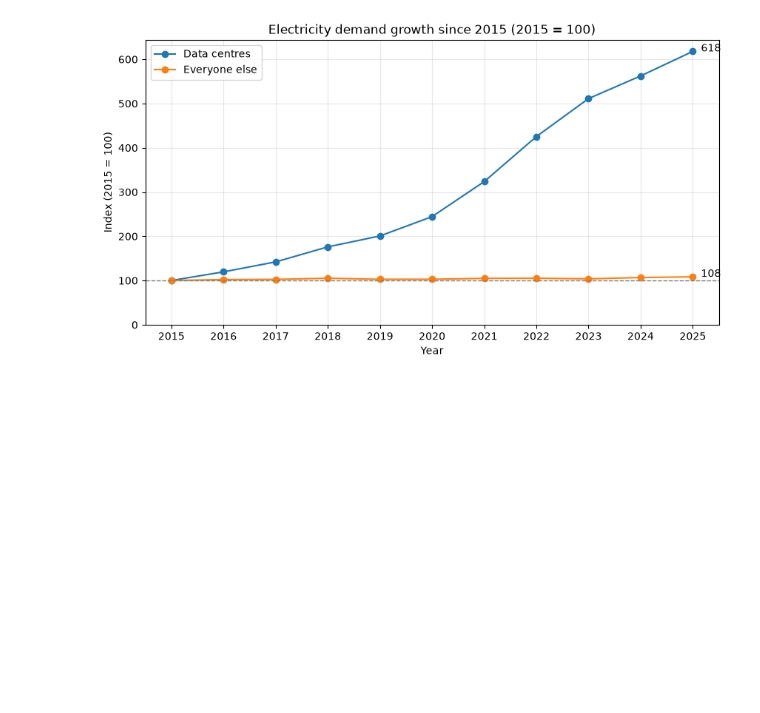
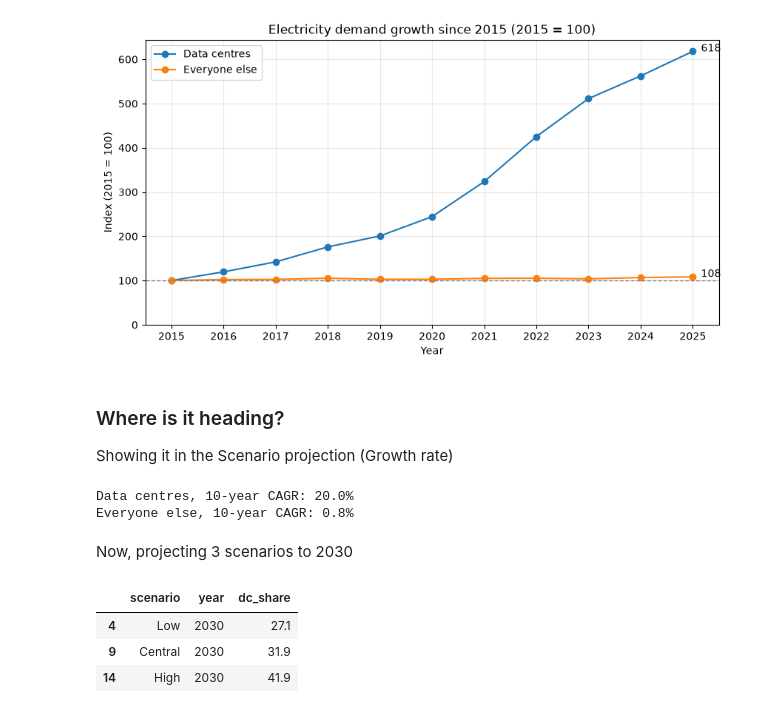
Before and after one commit to roshanroy7/data-centre-power-analysis, a Jupyter notebook: notebooks/01_explore_data.ipynb, the cells around one changed output. Drawn from its saved outputs; the diff is of its cells as text; code cells hidden in the pictures; blank space fills up the shorter version.

```diff
--- a/notebooks/01_explore_data.ipynb
+++ b/notebooks/01_explore_data.ipynb
@@ -213,3 +213,39 @@ plt.savefig("../charts/02_growth_index.png", dpi=150, bbox_inches="tight")
 plt.show()
 # %% [output]
 [figure]
+# %% [markdown]
+### Where is it heading?
+
+Showing it in the Scenario projection (Growth rate)
+# %%
+years = 10
+dc_cagr = (yearly["data_centres"].iloc[-1] / yearly["data_centres"].iloc[0]) ** (1 / years) - 1
+others_cagr = (yearly["others"].iloc[-1] / yearly["others"].iloc[0]) ** (1 / years) - 1
+
+print(f"Data centres, 10-year CAGR: {dc_cagr * 100:.1f}%")
+print(f"Everyone else, 10-year CAGR: {others_cagr * 100:.1f}%")
+# %% [output]
+Data centres, 10-year CAGR: 20.0%
+Everyone else, 10-year CAGR: 0.8%
+# %% [markdown]
+Now, projecting 3 scenarios to 2030
+# %%
+base_dc = yearly["data_centres"].iloc[-1]
+base_others = yearly["others"].iloc[-1]
+scenarios = {"Low": 0.05, "Central": 0.10, "High": dc_cagr}
+
+rows = []
+for name, rate in scenarios.items():
+    for year in range(2026, 2031):
+        n = year - 2025
+        dc = base_dc * (1 + rate) ** n
+        others = base_others * (1 + others_cagr) ** n
+        rows.append({"scenario": name, "year": year, "dc_share": dc / (dc + others) * 100})
+
+forecast = pd.DataFrame(rows)
+forecast[forecast["year"] == 2030].round(1)
+# %% [output]
+|  | scenario | year | dc_share |
+| 4 | Low | 2030 | 27.1 |
+| 9 | Central | 2030 | 31.9 |
+| 14 | High | 2030 | 41.9 |
```
Also changed, not shown: parts of 3 cells of this notebook, 1 other file.
